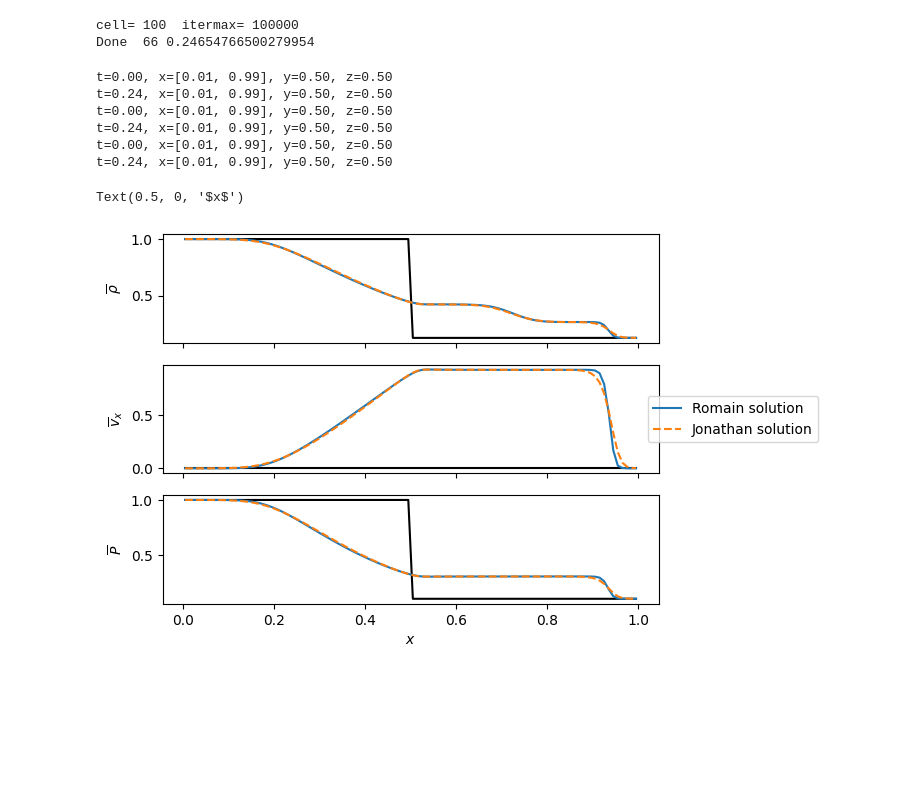
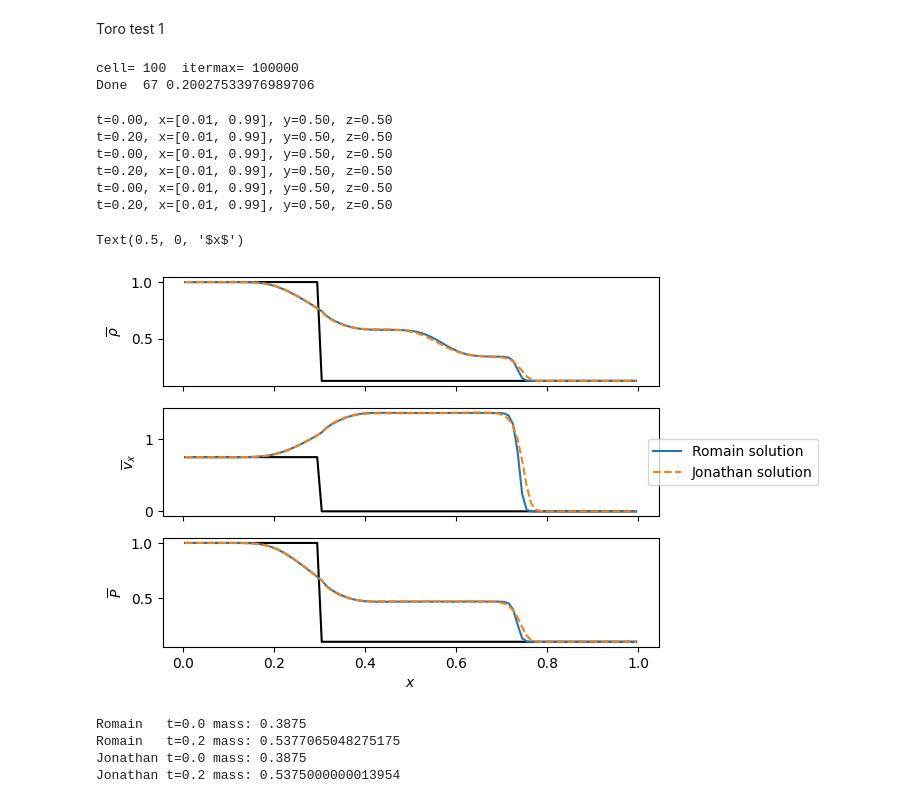
Before and after one commit to jpalafou/FVHOE, a Jupyter notebook: examples/euler/romain_comparison.ipynb, the cells around one changed output. Drawn from its saved outputs; the diff is of its cells as text; code cells hidden in the pictures; blank space fills up the shorter version.

Commit message:
add: shock tube initial condition, fix: ode solver takes snapshot when t > solving time

```diff
--- a/examples/euler/romain_comparison.ipynb
+++ b/examples/euler/romain_comparison.ipynb
@@ -8,3 +11,5 @@ import numpy as np
+# %% [markdown]
+Toro test 1
 # %%
 N = 100
 p = 0
@@ -12,10 +17,10 @@ cfl = 0.8
 riemann_solver = "hllc"
 # %%
 u = weno(
-    tend=0.245,
+    tend=0.2,
     n=N,
     cfl=cfl,
-    ic_type="sod test",
+    ic_type="toro test1",
     bc_type="free",
     riemann_solver=riemann_solver,
     time=p + 1,
@@ -23,7 +28,13 @@ u = weno(
 )
 
 solver = EulerSolver(
-    w0=sod,
+    w0=partial(
+        shock_tube,
+        shock_position=0.3,
+        rho1_rho2=(1, 0.125),
+        v1_v2=(0.75, 0),
+        P1_P2=(1, 0.1),
+    ),
     CFL=cfl,
     nx=N,
     px=p,
@@ -31,42 +42,54 @@ solver = EulerSolver(
     bc=BoundaryCondition(x="free"),
     gamma=1.4,
 )
-solver.rkorder(0.245)
+solver.rkorder(0.2, exact=True)
 # %% [output]
 cell= 100  itermax= 100000
-Done  66 0.24654766500279954
+Done  67 0.20027533976989706
 # %%
 fig, ax = plt.subplots(3, sharex=True)
 
 w = cons_to_prim(u[-1])
 
 for i, (var, label) in enumerate(
     zip(
         ["rho", "vx", "P"],
         [r"$\overline{\rho}$", r"$\overline{v}_x$", r"$\overline{P}$"],
     )
 ):
     solver.plot_1d_slice(ax[i], t=0, color="k", param=var, y=0.5, z=0.5)
-    ax[i].plot(solver.x, w[i], label="Romain solution")
+    x = (np.arange(u.shape[2]) + 0.5) / u.shape[2]
+    ax[i].plot(x, w[i], label="Romain solution")
     solver.plot_1d_slice(
         ax[i],
-        t=0.245,
+        t=0.2,
         param=var,
         y=0.5,
         z=0.5,
         label=r"Jonathan solution",
         linestyle="--",
     )
     ax[i].set_ylabel(label)
 
 ax[1].legend(loc="center", bbox_to_anchor=(1.15, 0.5))
 ax[2].set_xlabel("$x$")
 # %% [output]
 t=0.00, x=[0.01, 0.99], y=0.50, z=0.50
-t=0.24, x=[0.01, 0.99], y=0.50, z=0.50
+t=0.20, x=[0.01, 0.99], y=0.50, z=0.50
 t=0.00, x=[0.01, 0.99], y=0.50, z=0.50
-t=0.24, x=[0.01, 0.99], y=0.50, z=0.50
+t=0.20, x=[0.01, 0.99], y=0.50, z=0.50
 t=0.00, x=[0.01, 0.99], y=0.50, z=0.50
-t=0.24, x=[0.01, 0.99], y=0.50, z=0.50
+t=0.20, x=[0.01, 0.99], y=0.50, z=0.50
 Text(0.5, 0, '$x$')
-[figure, old version]
+[figure, new version]
+# %%
+print(f"Romain   t=0.0 mass: {np.sum(cons_to_prim(u[0, :])[0]) * solver.h[0]}")
+print(f"Romain   t=0.2 mass: {np.sum(cons_to_prim(u[-1, :])[0]) * solver.h[0]}")
+
+print(f"Jonathan t=0.0 mass: {np.sum(solver.snapshots[0]['fv'].rho) * solver.h[0]}")
+print(f"Jonathan t=0.2 mass: {np.sum(solver.snapshots[-1]['fv'].rho) * solver.h[0]}")
+# %% [output]
+Romain   t=0.0 mass: 0.3875
+Romain   t=0.2 mass: 0.5377065048275175
+Jonathan t=0.0 mass: 0.3875
+Jonathan t=0.2 mass: 0.5375000000013954
```
Also changed, not shown: parts of 1 cell of this notebook, 2 other files.
